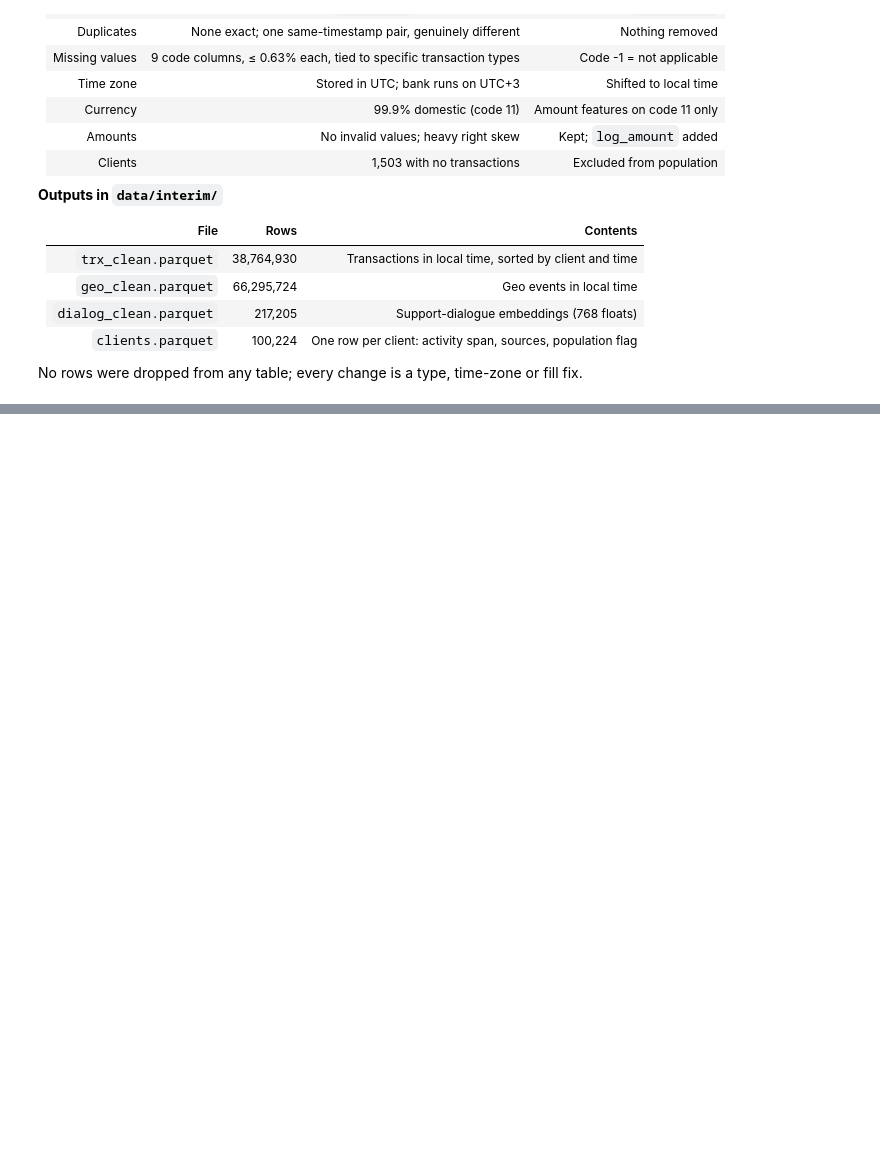
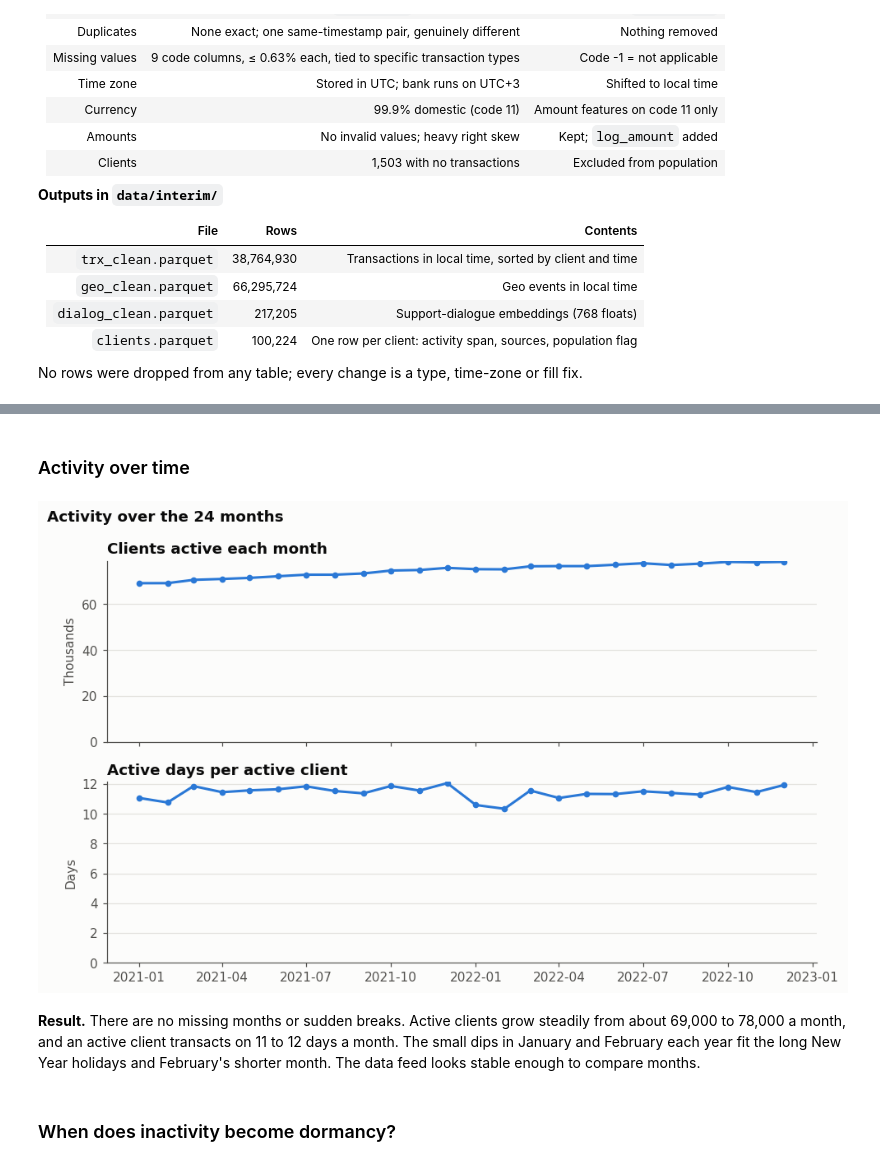
Before and after one commit to tintinWanyoike/084045_dsa_8401_capstone_project, a Jupyter notebook: notebook.ipynb, the cells around one changed output, grey strips where cells are left out. Saved outputs shown, nothing was run; the diff lists cells and outputs as text; code cells hidden in the pictures; blank space fills up the shorter version.

Commit message:
Exploratory Data Analysis

```diff
--- a/notebook.ipynb
+++ b/notebook.ipynb
@@ -1019,0 +1022,3 @@ No rows were dropped from any table; every change is a type, time-zone or fill f
+# %%
+ROOT = Path.cwd().parent if Path.cwd().name == "notebooks" else Path.cwd()
+INTERIM = ROOT
@@ -1019,0 +1047,8 @@ No rows were dropped from any table; every change is a type, time-zone or fill f
+# %%
+active_days = run(
+    trx.select("client_key", pl.col("event_time_local").dt.date().alias("day"))
+    .unique()
+    .sort("client_key", "day")
+)
+print(f"client-days with activity: {active_days.height:,}")
+active_days.head()
@@ -1019,0 +1142,31 @@ No rows were dropped from any table; every change is a type, time-zone or fill f
+# %% [markdown]
+### Activity over time
+# %%
+monthly = (
+    active_days.group_by(pl.col("day").dt.truncate("1mo").alias("month"))
+    .agg(pl.col("client_key").n_unique().alias("active_clients"), pl.len().alias("client_days"))
+    .sort("month").to_pandas().set_index("month")
+)
+monthly["active_days_per_client"] = monthly["client_days"] / monthly["active_clients"]
+
+fig, axes = plt.subplots(2, 1, figsize=(9, 5.5), sharex=True)
+axes[0].plot(monthly.index, monthly["active_clients"] / 1e3, color=BLUE, lw=2, marker="o", ms=4)
+axes[0].set_ylabel("Thousands")
+axes[0].set_title("Clients active each month")
+axes[0].set_ylim(0, None)
+axes[1].plot(monthly.index, monthly["active_days_per_client"], color=BLUE, lw=2, marker="o", ms=4)
+axes[1].set_ylabel("Days")
+axes[1].set_title("Active days per active client")
+axes[1].set_ylim(0, None)
+fig.suptitle("Activity over the 24 months", x=0.01, ha="left", fontweight="bold", color=INK)
+plt.tight_layout()
+plt.show()
+# %% [output]
+[figure, added]
+# %% [markdown]
+**Result.** There are no missing months or sudden breaks. Active clients grow steadily
+from about 69,000 to 78,000 a month, and an active client transacts on 11 to 12 days a
+month. The small dips in January and February each year fit the long New Year holidays
+and February's shorter month. The data feed looks stable enough to compare months.
+# %% [markdown]
+### When does inactivity become dormancy?
```
Also changed, not shown: parts of 36 cells of this notebook.
